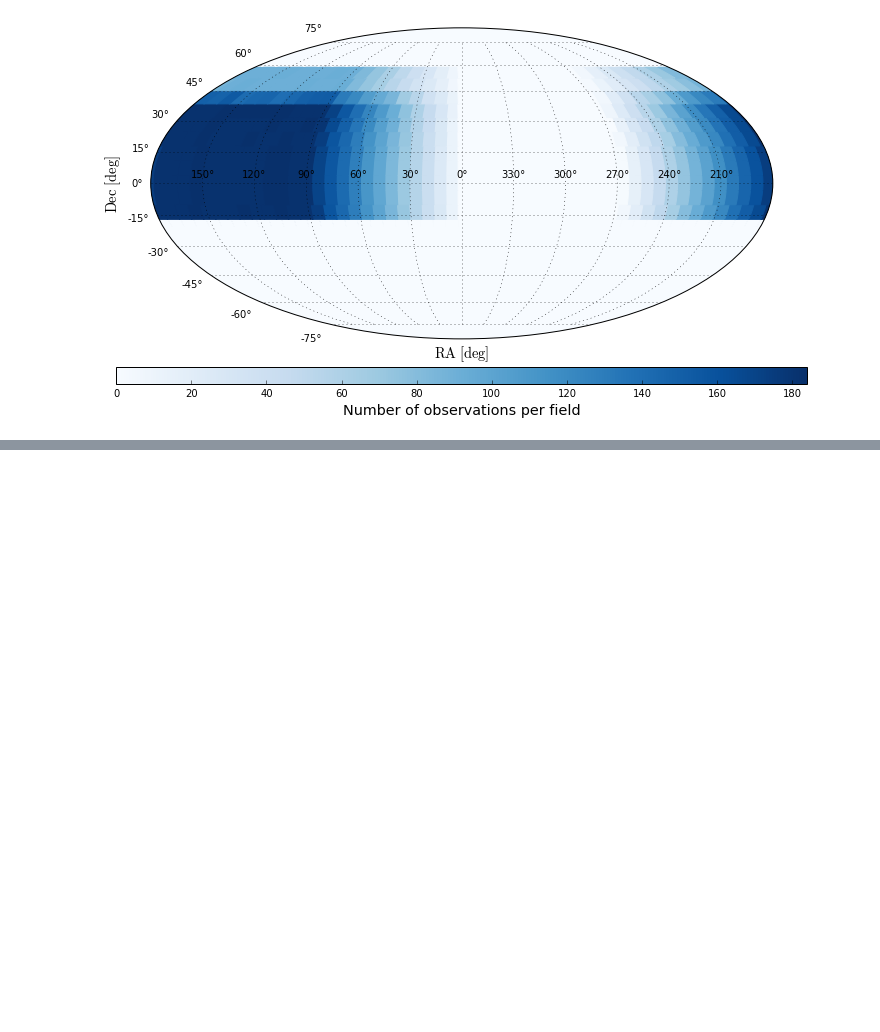
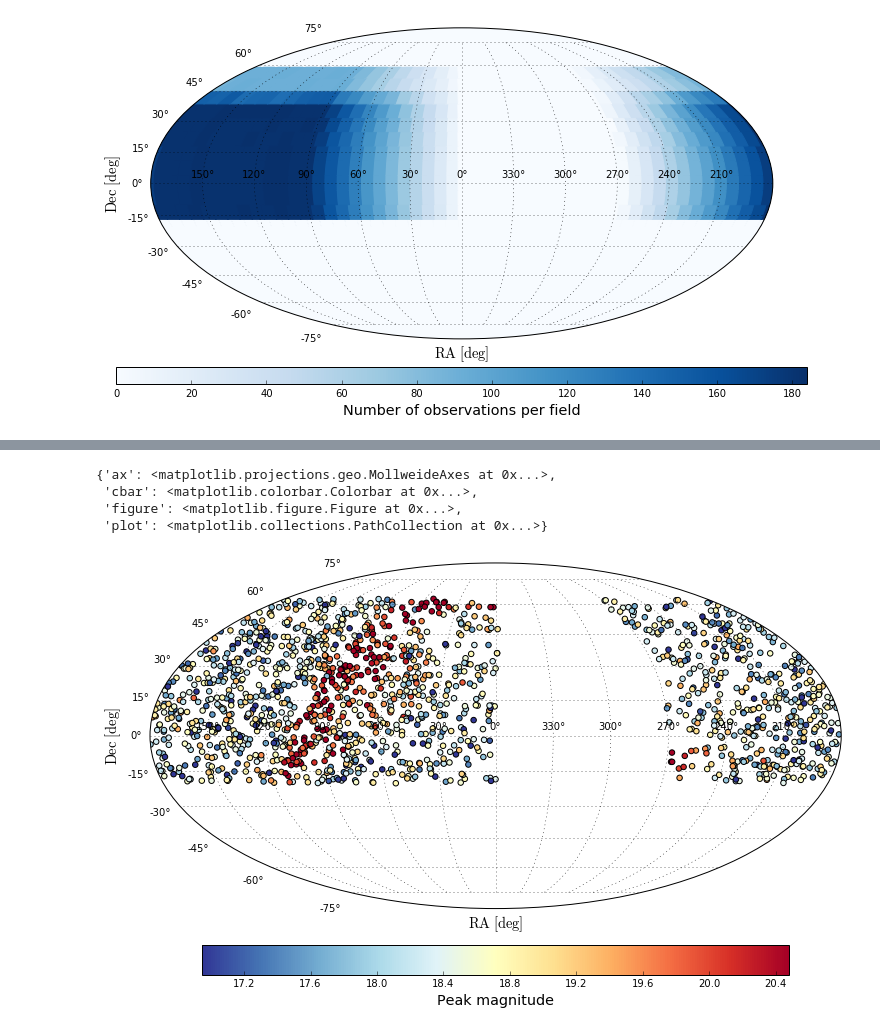
Before and after one commit to MickaelRigault/astrobject, a Jupyter notebook: notebooks/survey_plan_and_lightcurves.ipynb, the cells around one changed output, grey strips where cells are left out. Cells and saved outputs as stored; diff of their text form; code cells hidden in the pictures; blank space fills up the shorter version.

```diff
--- a/notebooks/survey_plan_and_lightcurves.ipynb
+++ b/notebooks/survey_plan_and_lightcurves.ipynb
@@ -145,0 +145,11 @@ _ = sncosmo.plot_lc(lc, model=fitted_model, errors=res.errors)
+# %%
+# MW E(B-V) is now automatically included in the lc model,
+# so MW can be seen in magnitudes
+peak_mag = survey.get_bandmag(band='bessellr', magsys='vega', t=0) # t is time relative to t0
+survey.generator.show_skycoverage(cscale=peak_mag, cblabel="Peak magnitude", mask=(n_obs > 0))
+# %% [output]
+{'ax': <matplotlib.projections.geo.MollweideAxes at 0x...>,
+ 'cbar': <matplotlib.colorbar.Colorbar at 0x...>,
+ 'figure': <matplotlib.figure.Figure at 0x...>,
+ 'plot': <matplotlib.collections.PathCollection at 0x...>}
+[figure, added]
```
Also changed, not shown: parts of 7 cells of this notebook, 2 other files.
